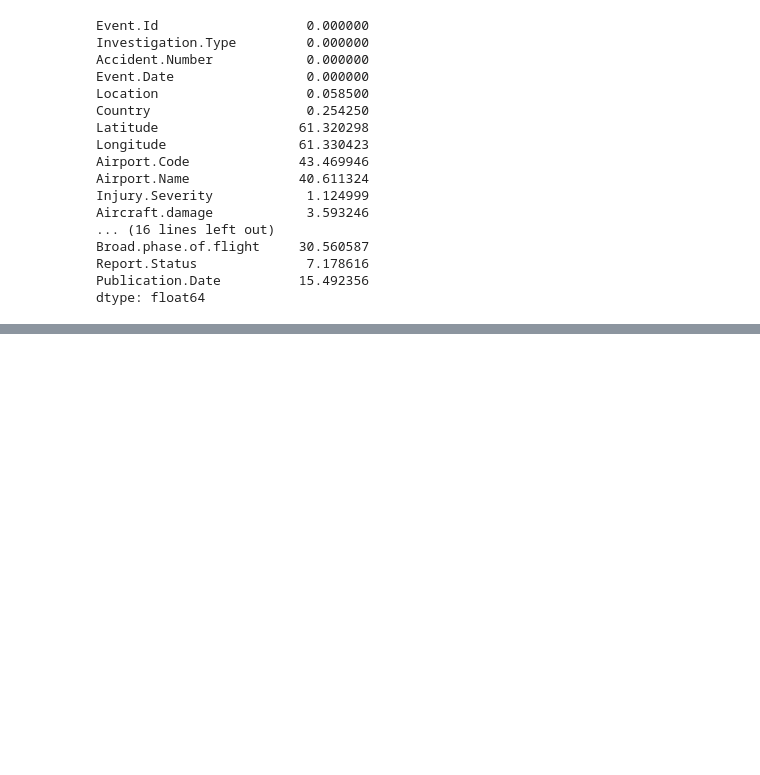
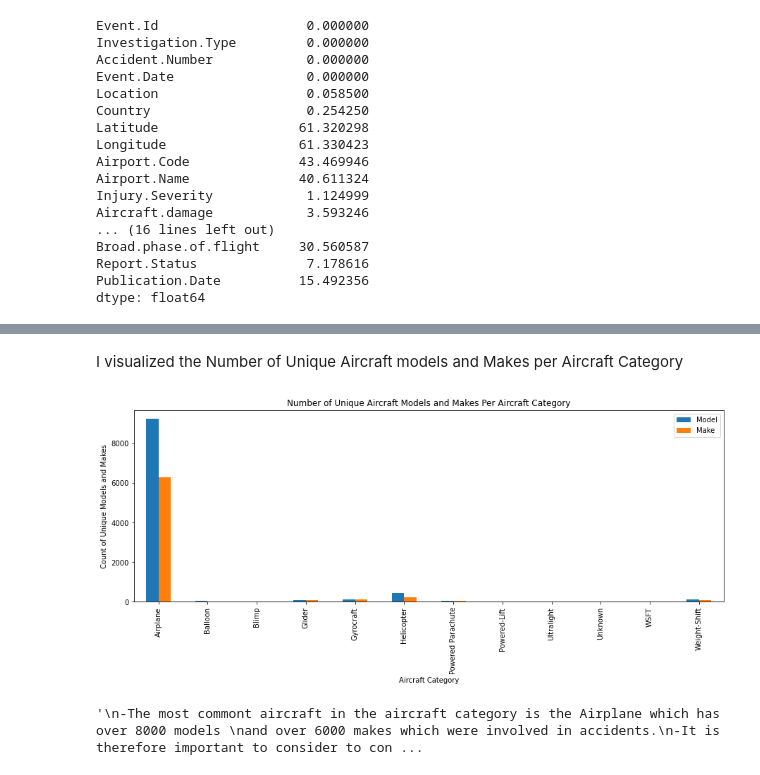
Before and after one commit to EngBrian/phase_1_project, a Jupyter notebook: index.ipynb, the cells around one changed output, grey strips where cells are left out. Saved outputs shown, nothing was run; the diff lists cells and outputs as text; code cells hidden in the pictures; blank space fills up the shorter version.

```diff
--- a/index.ipynb
+++ b/index.ipynb
@@ -269,0 +415,20 @@ See the caveats in the documentation: https://pandas.pydata.org/pandas-docs/stab
+# %% [markdown]
+I visualized the Number of Unique Aircraft models and Makes per Aircraft Category
+# %%
+aviation_data1 = aviation_data.groupby('Aircraft.Category')[['Model','Make']].nunique()
+aviation_data1.plot(kind='bar', figsize=(15, 5))
+plt.title("Number of Unique Aircraft Models and Makes Per Aircraft Category")
+plt.xlabel("Aircraft Category")
+plt.ylabel("Count of Unique Models and Makes")
+plt.xticks(rotation=90)
+plt.show();
+# %% [output]
+[figure, added]
+# %%
+'''
+-The most commont aircraft in the aircraft category is the Airplane which has over 8000 models
+and over 6000 makes which were involved in accidents.
+-It is therefore important to consider to consider the risks associated with Airplanes before purchasing them
+'''
+# %% [output]
+'\n-The most commont aircraft in the aircraft category is the Airplane which has over 8000 models \nand over 6000 makes which were involved in accidents.\n-It is therefore important to consider to con ...
```
Also changed, not shown: parts of 17 cells of this notebook.
